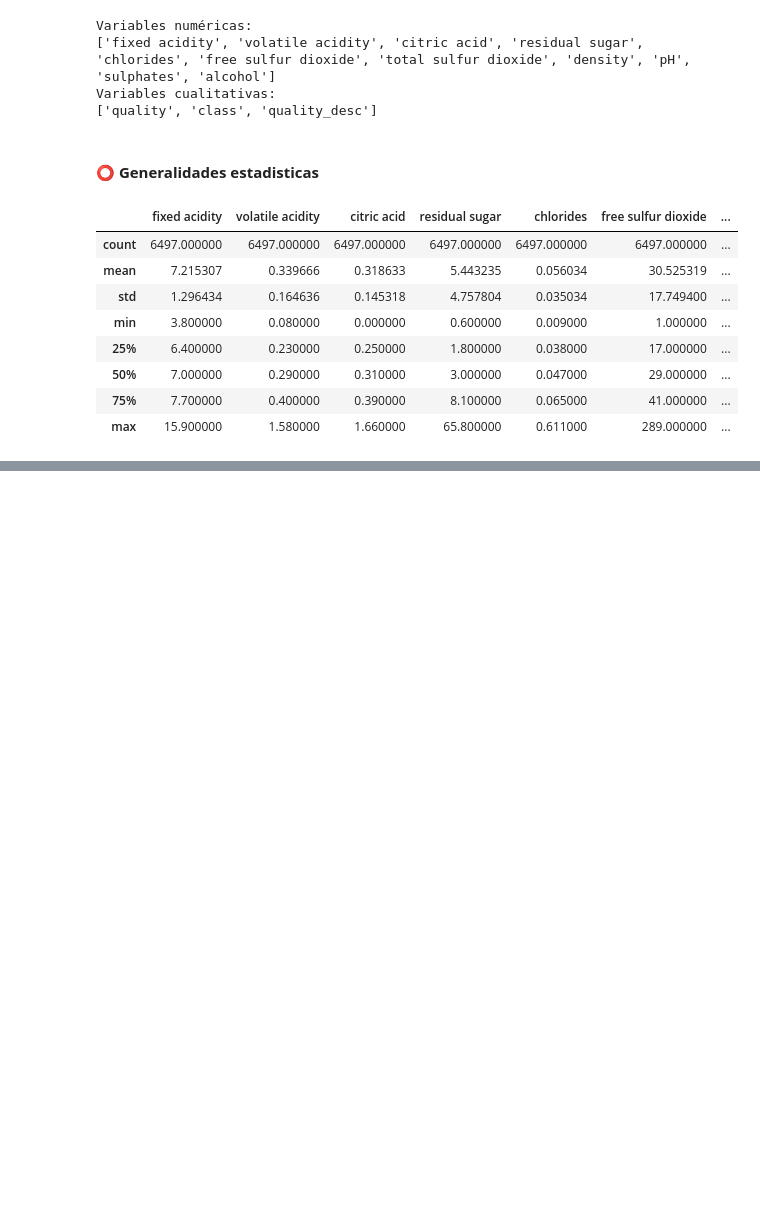
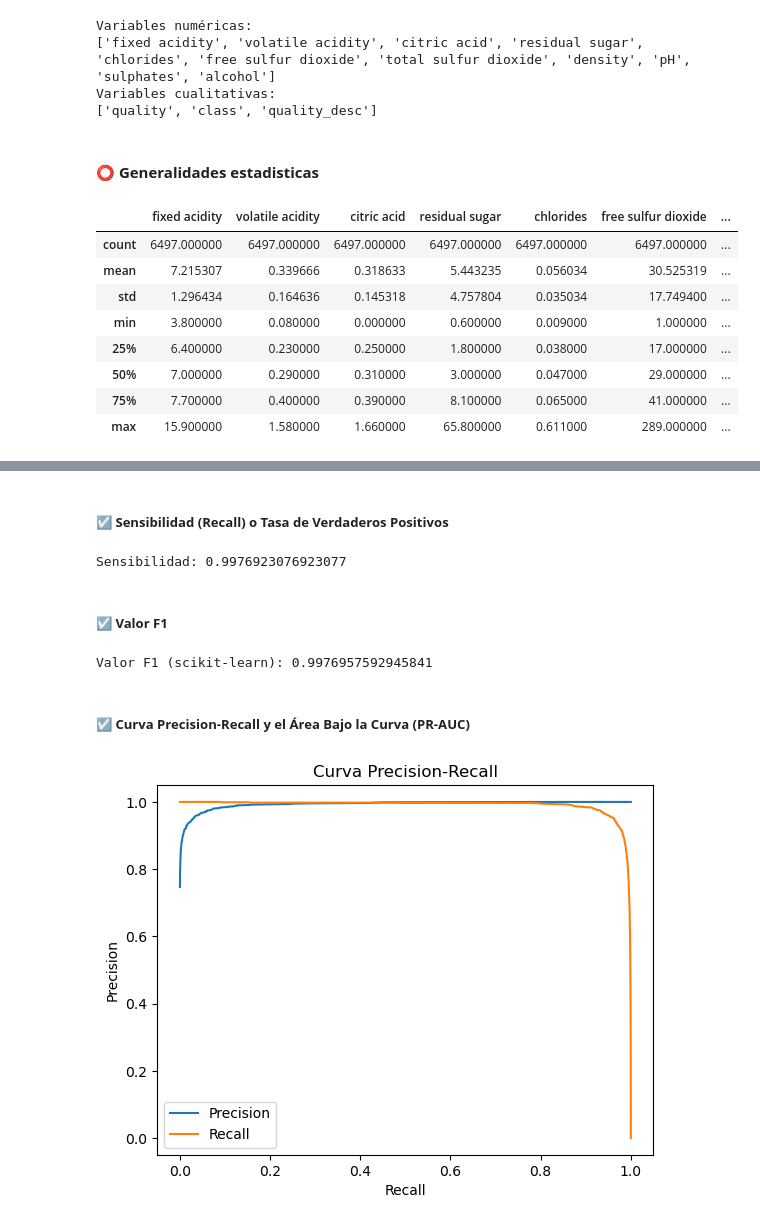
Before and after one commit to Jiliar/machine-learning-specialization, a Jupyter notebook: machine_learning/Cuadernos/Evaluación de Calidad de Vinos.ipynb, the cells around one changed output, grey strips where cells are left out. Cells and saved outputs as stored; diff of their text form; code cells hidden in the pictures; blank space fills up the shorter version.

```diff
--- a/machine_learning/Cuadernos/Evaluación de Calidad de Vinos.ipynb
+++ b/machine_learning/Cuadernos/Evaluación de Calidad de Vinos.ipynb
@@ -335,0 +420,9 @@ df.describe()
+# %%
+# Entrenamiento del modelo
+pipeline.fit(X_train, Y_train)
+
+# Hacemos predicciones en el conjunto de prueba
+Y_pred = pipeline.predict(X_test)
+
+# Evaluamos el rendimiento del modelo
+print(classification_report(Y_test, Y_pred, zero_division=0))
@@ -335,0 +541,36 @@ df.describe()
+# %% [markdown]
+##### **☑️ Sensibilidad (Recall) o Tasa de Verdaderos Positivos**
+# %%
+sensibilidad = recall_score(Y_test, Y_pred, average='weighted')
+print(f"Sensibilidad: {sensibilidad}")
+# %% [output]
+Sensibilidad: 0.9976923076923077
+# %% [markdown]
+##### **☑️ Valor F1**
+# %%
+valor_f1 = f1_score(Y_test, Y_pred, average='weighted')
+print(f"Valor F1 (scikit-learn): {valor_f1}")
+# %% [output]
+Valor F1 (scikit-learn): 0.9976957592945841
+# %% [markdown]
+##### **☑️ Curva Precision-Recall y el Área Bajo la Curva (PR-AUC)**
+# %%
+# Obtén las probabilidades de la clase positiva
+Y_scores = pipeline.predict_proba(X_test)[:, 1]
+
+# Calcula la curva Precision-Recall
+precision, recall, thresholds = precision_recall_curve(Y_test == 'white', Y_scores)
+
+# Calcula el área bajo la curva Precision-Recall
+pr_auc = auc(recall, precision)
+
+# Grafica la curva Precision-Recall
+plt.plot(thresholds, precision[:-1], label='Precision')
+plt.plot(thresholds, recall[:-1], label='Recall')
+plt.xlabel('Recall')
+plt.ylabel('Precision')
+plt.legend()
+plt.title('Curva Precision-Recall')
+plt.show()
+# %% [output]
+[figure, added]
```
Also changed, not shown: parts of 31 cells of this notebook, 2 other files.
